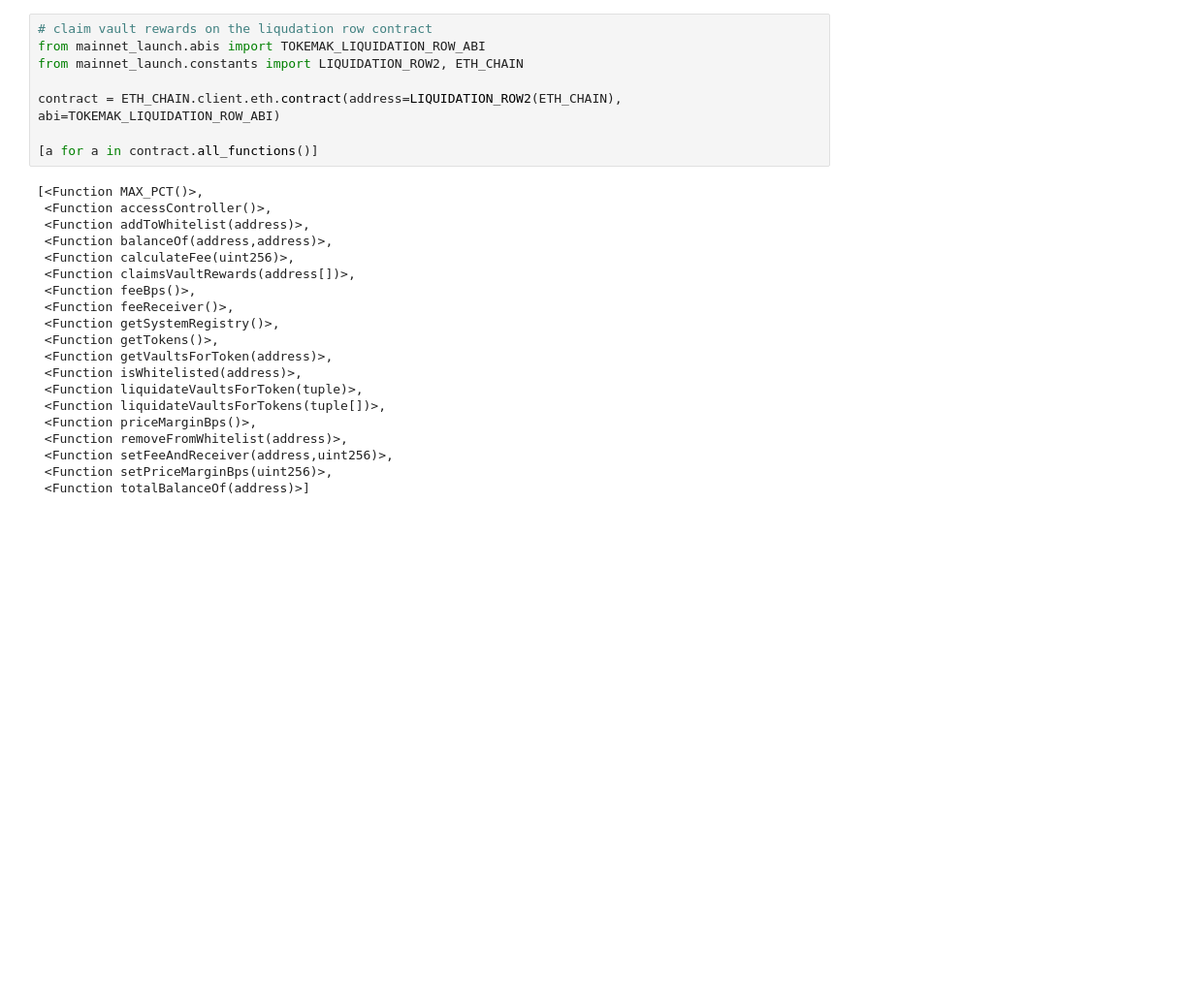
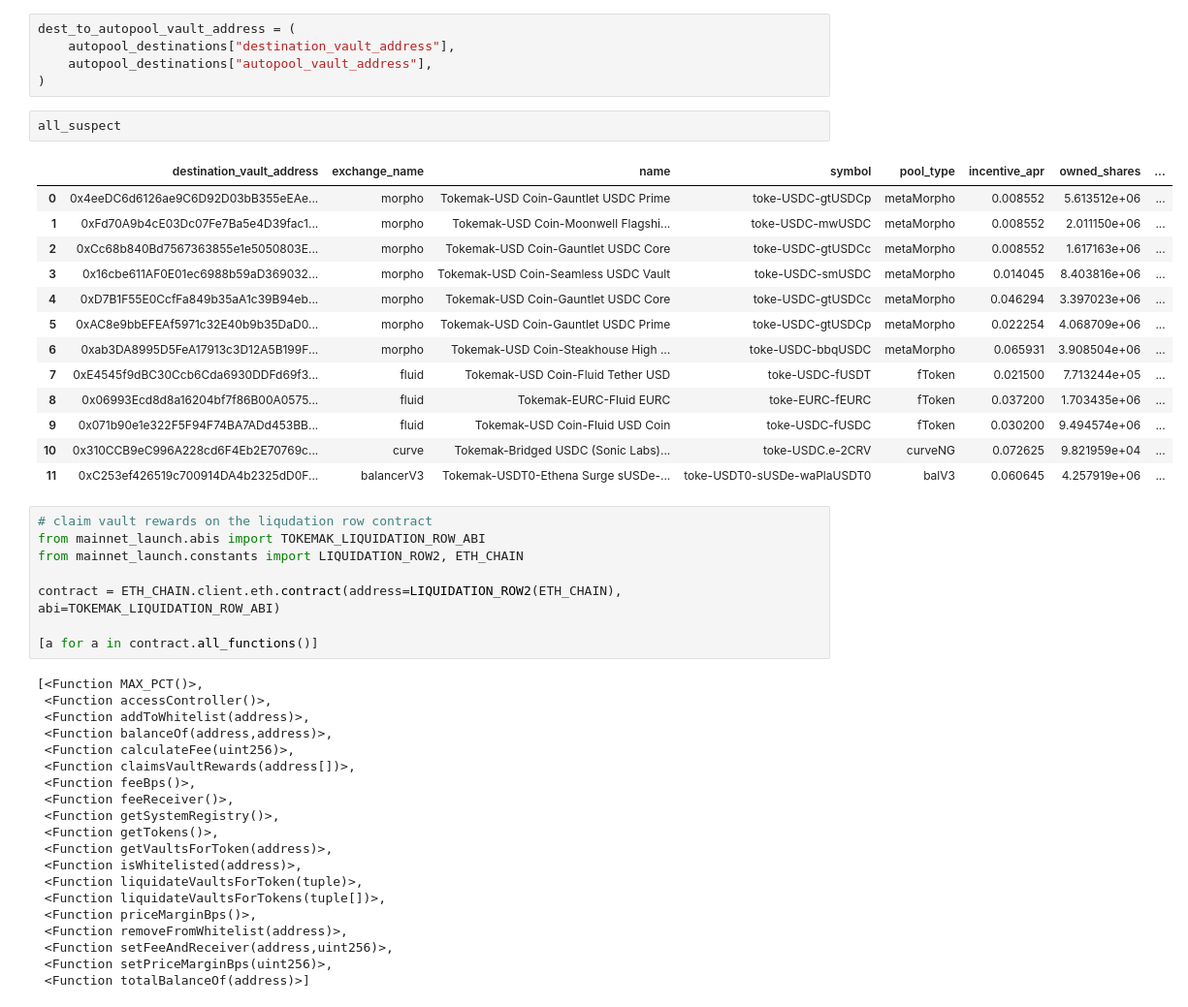
Before and after one commit to Tokemak/v2-rebalance-dashboard, a Jupyter notebook: mainnet_launch/slack_messages/queries.ipynb, the cells around one changed output. Shown at 97% size. Cells and saved outputs as stored; diff of their text form; blank space fills up the shorter version.

```diff
--- a/mainnet_launch/slack_messages/queries.ipynb
+++ b/mainnet_launch/slack_messages/queries.ipynb
@@ -141,3 +239,24 @@ destinations[destinations["pool"].isin(pools_missing_vault_liquidations)].drop_d
+# %%
+dest_to_autopool_vault_address = (
+    autopool_destinations["destination_vault_address"],
+    autopool_destinations["autopool_vault_address"],
+)
+# %%
+all_suspect
+# %% [output]
+|  | destination_vault_address | exchange_name | name | symbol | pool_type | incentive_apr | owned_shares | ... |
+| 0 | 0x4eeDC6d6126ae9C6D92D03bB355eEAe... | morpho | Tokemak-USD Coin-Gauntlet USDC Prime | toke-USDC-gtUSDCp | metaMorpho | 0.008552 | 5.613512e+06 | ... |
+| 1 | 0xFd70A9b4cE03Dc07Fe7Ba5e4D39fac1... | morpho | Tokemak-USD Coin-Moonwell Flagshi... | toke-USDC-mwUSDC | metaMorpho | 0.008552 | 2.011150e+06 | ... |
+| 2 | 0xCc68b840Bd7567363855e1e5050803E... | morpho | Tokemak-USD Coin-Gauntlet USDC Core | toke-USDC-gtUSDCc | metaMorpho | 0.008552 | 1.617163e+06 | ... |
+| 3 | 0x16cbe611AF0E01ec6988b59aD369032... | morpho | Tokemak-USD Coin-Seamless USDC Vault | toke-USDC-smUSDC | metaMorpho | 0.014045 | 8.403816e+06 | ... |
+| 4 | 0xD7B1F55E0CcfFa849b35aA1c39B94eb... | morpho | Tokemak-USD Coin-Gauntlet USDC Core | toke-USDC-gtUSDCc | metaMorpho | 0.046294 | 3.397023e+06 | ... |
+| 5 | 0xAC8e9bbEFEAf5971c32E40b9b35DaD0... | morpho | Tokemak-USD Coin-Gauntlet USDC Prime | toke-USDC-gtUSDCp | metaMorpho | 0.022254 | 4.068709e+06 | ... |
+| 6 | 0xab3DA8995D5FeA17913c3D12A5B199F... | morpho | Tokemak-USD Coin-Steakhouse High ... | toke-USDC-bbqUSDC | metaMorpho | 0.065931 | 3.908504e+06 | ... |
+| 7 | 0xE4545f9dBC30Ccb6Cda6930DDFd69f3... | fluid | Tokemak-USD Coin-Fluid Tether USD | toke-USDC-fUSDT | fToken | 0.021500 | 7.713244e+05 | ... |
+| 8 | 0x06993Ecd8d8a16204bf7f86B00A0575... | fluid | Tokemak-EURC-Fluid EURC | toke-EURC-fEURC | fToken | 0.037200 | 1.703435e+06 | ... |
+| 9 | 0x071b90e1e322F5F94F74BA7ADd453BB... | fluid | Tokemak-USD Coin-Fluid USD Coin | toke-USDC-fUSDC | fToken | 0.030200 | 9.494574e+06 | ... |
+| 10 | 0x310CCB9eC996A228cd6F4Eb2E70769c... | curve | Tokemak-Bridged USDC (Sonic Labs)... | toke-USDC.e-2CRV | curveNG | 0.072625 | 9.821959e+04 | ... |
+| 11 | 0xC253ef426519c700914DA4b2325dD0F... | balancerV3 | Tokemak-USDT0-Ethena Surge sUSDe-... | toke-USDT0-sUSDe-waPlaUSDT0 | balV3 | 0.060645 | 4.257919e+06 | ... |
 # %%
 # claim vault rewards on the liqudation row contract
 from mainnet_launch.abis import TOKEMAK_LIQUIDATION_ROW_ABI
```
Also changed, not shown: parts of 20 cells of this notebook, 4 other files.
